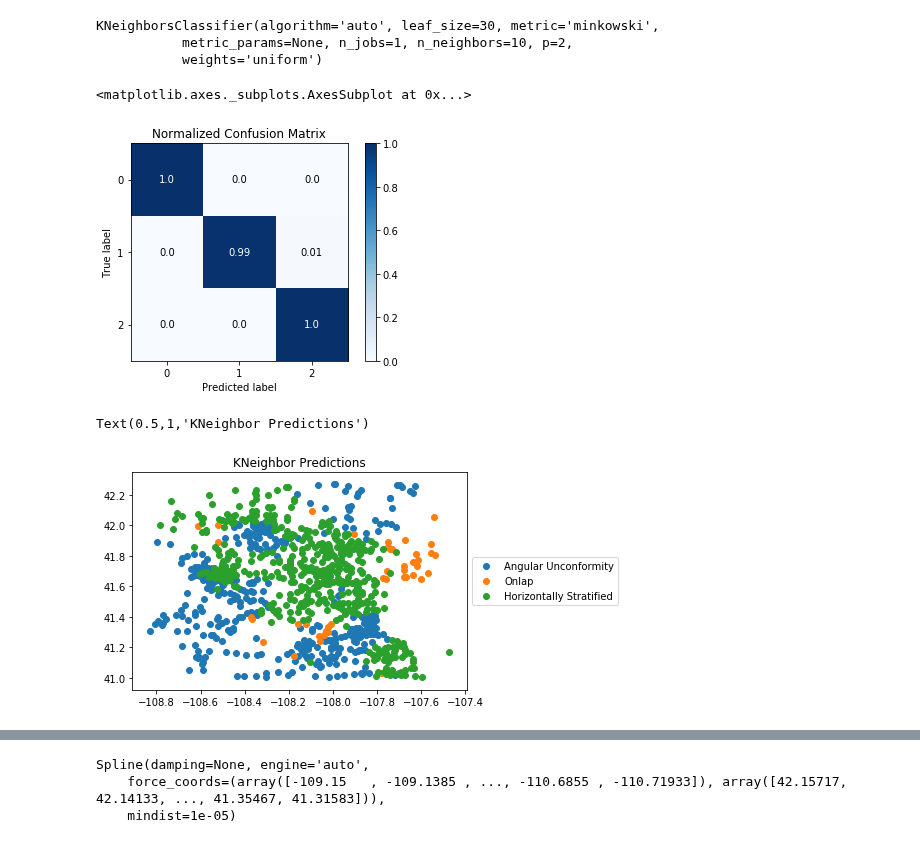
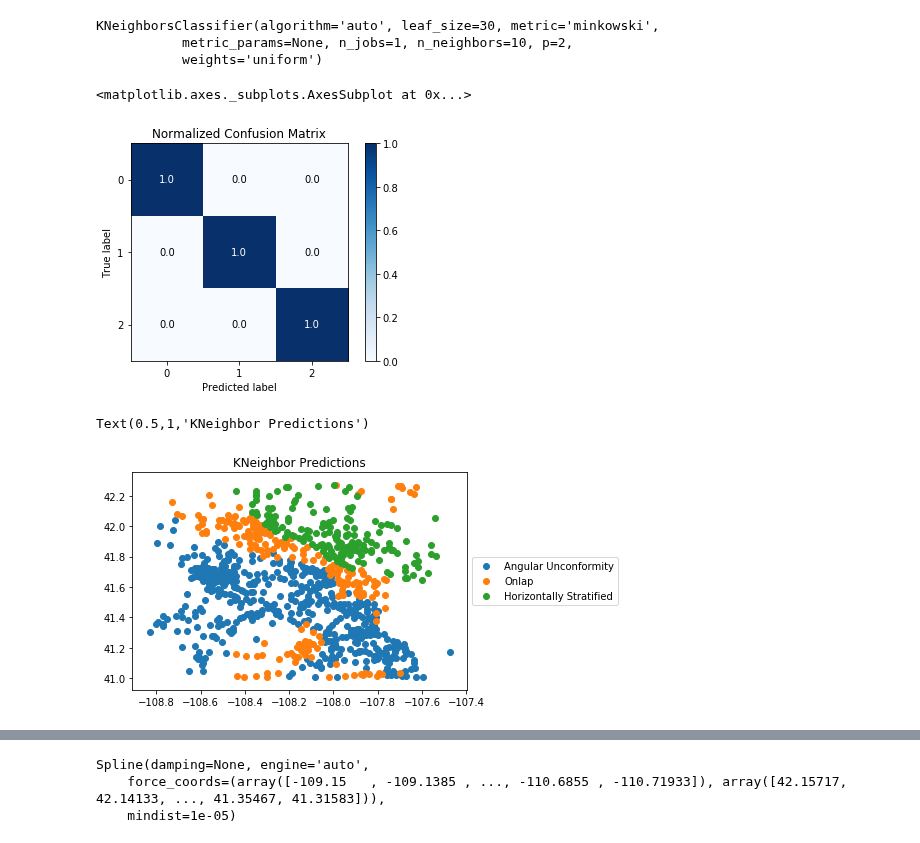
Before and after one commit to jessepisel/stratal-geometries, a Jupyter notebook: Unconformity or onlap neighbors.ipynb, the cells around one changed output, grey strips where cells are left out. Cells and saved outputs as stored; diff of their text form; code cells hidden in the pictures.

```diff
--- a/Unconformity or onlap neighbors.ipynb
+++ b/Unconformity or onlap neighbors.ipynb
@@ -7,7 +7,7 @@ from scipy.spatial.distance import pdist, squareform
 # %%
 names = ['one', 'two', 'three', 'four', 'five', 'six', 'seven', 'eight', 'nine', 'ten', 'eleven',
          'twelve', 'thirteen', 'fourteen', 'fifteen', 'sixteen'] #this creates dummy names for the formations
-number_of_layers = 6 #this is the number of tops you want in your training data
+number_of_layers = 3 #this is the number of tops you want in your training data
 smallest = -5
 largest = 12
 step = 0.2
@@ -170,9 +170,9 @@ normalized_dfa['class'] = 0
 normalized_dfo['class'] = 1
 normalized_dfh['class'] = 2
 # %%
-#dataset = pd.concat((normalized_dfa, normalized_dfo, normalized_dfh))
-#dataset.to_csv(r'D:\jupyter\6layers20neighbors.csv')
-dataset = pd.read_csv(r'D:\jupyter\4layers20neighbors.csv', index_col=[0])
+dataset = pd.concat((normalized_dfa, normalized_dfo, normalized_dfh))
+dataset.to_csv(r'D:\jupyter\3layers20neighbors.csv')
+#dataset = pd.read_csv(r'D:\jupyter\2layers20neighbors.csv', index_col=[0])
 # %%
 from sklearn.model_selection import train_test_split
 #next let's split our toy data into training and test sets, choose how much with test_size of the data becomes the test set
@@ -222,12 +222,16 @@ skplt.metrics.plot_confusion_matrix(y_test, np.argmax(preds, axis=1), normalize=
 # Real World Data
 # %%
 #let's import some real world data from southwestern Wyoming
-#this is from the Ro`ck Springs Uplift in Wyoming and has been interpreted as an angular unconformity
+#this is from the Rock Springs Uplift in Wyoming and has been interpreted as an angular unconformity
 tops_api = pd.read_csv(r'D:\jupyter\EarlyWSGS\ftunion.csv').fillna(0) #this file is available in the unconformity or onlap folder in the repo
 #tops = tops_api[['Kfh','Klz','Kll', 'Klr', 'Kl', 'x', 'y']] # for all Cretaceous
-tops = tops_api[['Kl', 'Tfc','Tfob', 'Tfu', 'x', 'y']] #tertiary units
+#tops = tops_api[['Kl', 'Tfc','Tfb','Tfob', 'Tfu', 'x', 'y']] #tertiary units
+#tops =  tops_api[['Kl', 'Tfu', 'x', 'y']]
+tops =  tops_api[['Kfh', 'Kl', 'x', 'y']]
 #tops = tops_api[['Kfh', 'Klz', 'Kll', 'Kl', 'Tfc', 'Tfob', 'Tfu', 'x', 'y']] #for all Cretaceous and Tertiary
 locations = pd.DataFrame()
+number_of_tops = len(tops.columns)-2
+dataset = pd.read_csv(r'D:/jupyter/'+str(number_of_tops)+'layers20neighbors.csv', index_col=[0])
 # %%
 hood = squareform(pdist(tops.iloc[:, -2:]))
 neighbors = []
@@ -370,17 +371,38 @@ y_est = neigh.predict(X_test)
 skplt.metrics.plot_confusion_matrix(y_test, y_est, normalize=True) #let's visualize the predictions
 # %% [output]
 <matplotlib.axes._subplots.AxesSubplot at 0x...>
-[figure, old version]
+[figure, new version]
 # %%
+hood = squareform(pdist(tops.iloc[:, -2:]))
+neighbors = []
+for i in enumerate(hood.argsort()[0:,1:no_of_neighbors+1]):
+        selected = tops.iloc[hood.argsort()[i[0],1:no_of_neighbors+1], 0:-2].stack().to_frame().T
+        selected.columns = selected.columns.droplevel()
+        neighbors.append(selected)
+frame = pd.concat(neighbors, sort=False)
+frame.index = range(len(frame))
+neighborhood = pd.concat([tops.iloc[:,:-2], frame], axis=1)
+thicknesses  = neighborhood.diff(axis=1)*-1
+thicknesses[thicknesses < 0] = 0
+thicknesses.drop(columns=tops.columns[0], inplace=True)
+thicknesses[thicknesses < 0] = 0
+thicknesses[thicknesses>3000] = 0
+locations = tops[['x','y']]
+real_world_log = thicknesses.apply(np.log) #take the log of thicknesses for feature engineering
+real_world_pow = thicknesses.apply(lambda x: x**10) #calculates the power values of thickness for another feature
+rw = pd.concat([thicknesses, real_world_log, real_world_pow, locations], axis=1, join_axes=[thicknesses.index]
+                        ).dropna().replace(-np.inf, 0)
+normalized_rw=(rw-rw.min())/(rw.max()-rw.min()).replace(0,0.00001) #normalize the data from 0 to 1
+real_data = normalized_rw.values
 well_preds = neigh.predict(real_data)
 tops_api['predictionknc'] = well_preds
 well_locs = pd.read_csv(r'D:\jupyter\EarlyWSGS\well_locations.csv', encoding = "ISO-8859-1")
 merged = pd.merge(tops_api, well_locs, on='API')
 plt.scatter(merged[merged['predictionknc']==0].LON, merged[merged['predictionknc']==0].LAT, label='Angular Unconformity')
 plt.scatter(merged[merged['predictionknc']==1].LON, merged[merged['predictionknc']==1].LAT, label='Onlap')
 plt.scatter(merged[merged['predictionknc']==2].LON, merged[merged['predictionknc']==2].LAT, label='Horizontally Stratified')
 plt.legend(loc='center left', bbox_to_anchor=(1, 0.5))
 plt.title('KNeighbor Predictions')
 # %% [output]
 Text(0.5,1,'KNeighbor Predictions')
-[figure, old version]
+[figure, new version]
```
Also changed, not shown: parts of 15 cells of this notebook.
